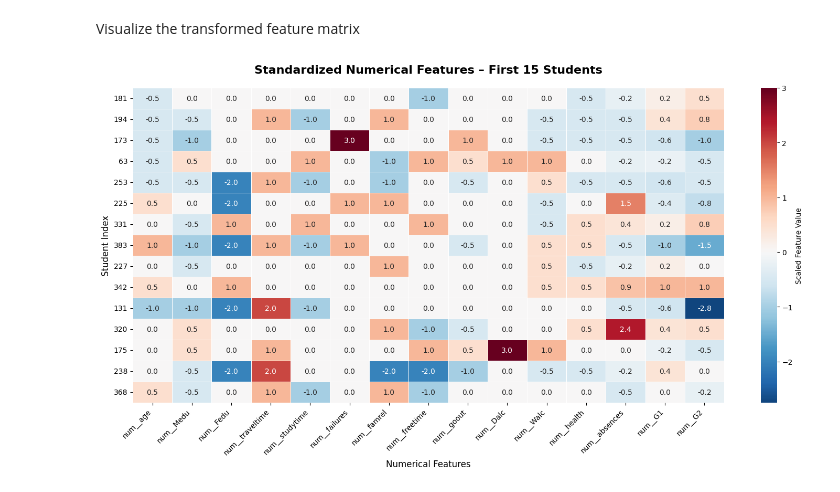
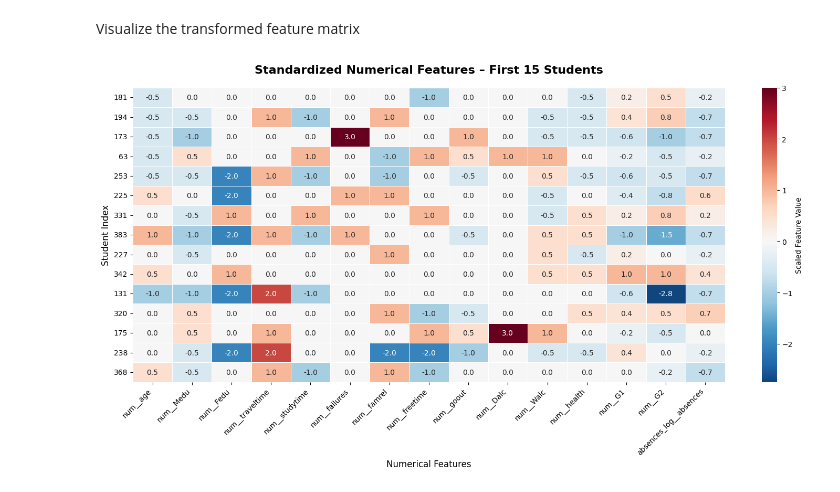
Before and after one commit to sadeepnimsara555-del/ML-Assigment, a Jupyter notebook: Notebooks/math_pipline.ipynb, the cells around one changed output. Cells and saved outputs as stored; diff of their text form; code cells hidden in the pictures.

```diff
--- a/Notebooks/math_pipline.ipynb
+++ b/Notebooks/math_pipline.ipynb
@@ -670,14 +670,30 @@ plt.show()
 # %% [markdown]
 Combine numerical and categorical pipelines
 # %%
-from sklearn.compose import ColumnTransformer
+from sklearn.preprocessing import FunctionTransformer
 
-math_preprocessor = ColumnTransformer(
-    transformers=[
-        ("num", numerical_pipeline, numerical_cols),
-        ("cat", categorical_pipeline, categorical_cols)
-    ]
-)
+# Separate absences from other numerical features
+other_numerical_cols = [
+    col for col in numerical_cols
+    if col != "absences"
+]
 
-print("Combined Mathematics preprocessing pipeline created!")
+# Apply log transformation only to absences
+absences_pipeline = Pipeline([
+    ("imputer", SimpleImputer(strategy="median")),
+    ("log", FunctionTransformer(
+        np.log1p,
+        feature_names_out="one-to-one"
+    )),
+    ("scaler", RobustScaler())
+])
+
+# Combine all preprocessing
+math_preprocessor = ColumnTransformer([
+    ("num", numerical_pipeline, other_numerical_cols),
+    ("absences_log", absences_pipeline, ["absences"]),
+    ("cat", categorical_pipeline, categorical_cols)
+])
+
+display(math_preprocessor)
 # %% [output]
@@ -793,7 +800,7 @@ X_train_clean = pd.DataFrame(
 # Select numerical features from ColumnTransformer
 numerical_feature_names = [
     col for col in X_train_clean.columns
-    if col.startswith("num__")
+    if col.startswith(("num__", "absences_log__"))
 ]
 
 # Select first 15 students
@@ -810,31 +817,31 @@ sns.heatmap(
     annot=True,
     fmt=".1f",
     linewidths=0.5,
     linecolor="white",
     cbar_kws={"label": "Scaled Feature Value"}
 )
 
 plt.title(
     "Standardized Numerical Features – First 15 Students",
     fontsize=16,
     fontweight="bold",
     pad=20
 )
 
 plt.xlabel("Numerical Features", fontsize=12)
 plt.ylabel("Student Index", fontsize=12)
 
 plt.xticks(rotation=45, ha="right")
 plt.yticks(rotation=0)
 
 plt.tight_layout()
 
 plt.savefig(
     output_dir / "step13_numerical_preprocessing_heatmap.png",
     dpi=300,
     bbox_inches="tight"
 )
 
 plt.show()
 # %% [output]
-[figure, old version]
+[figure, new version]
```
Also changed, not shown: parts of 4 cells of this notebook, 24 other files.
